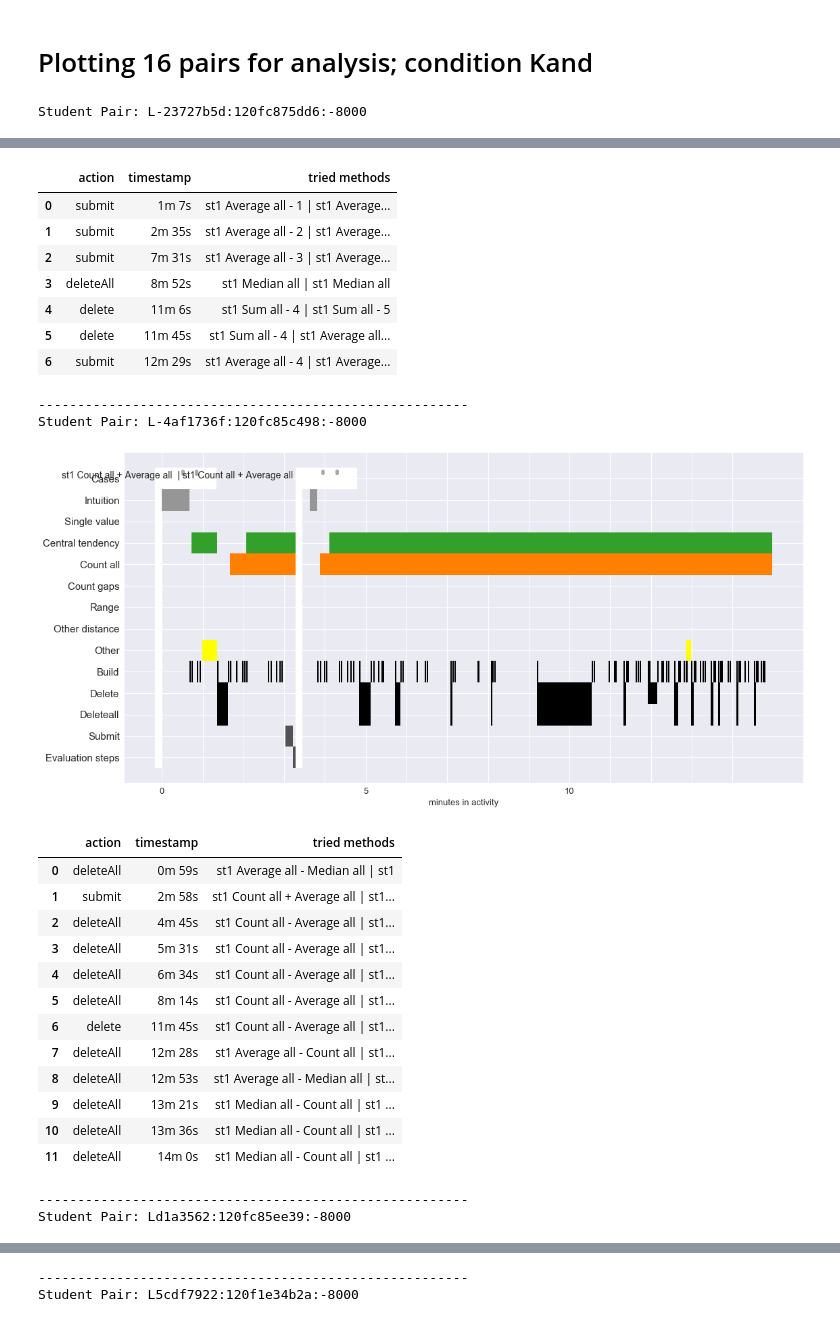
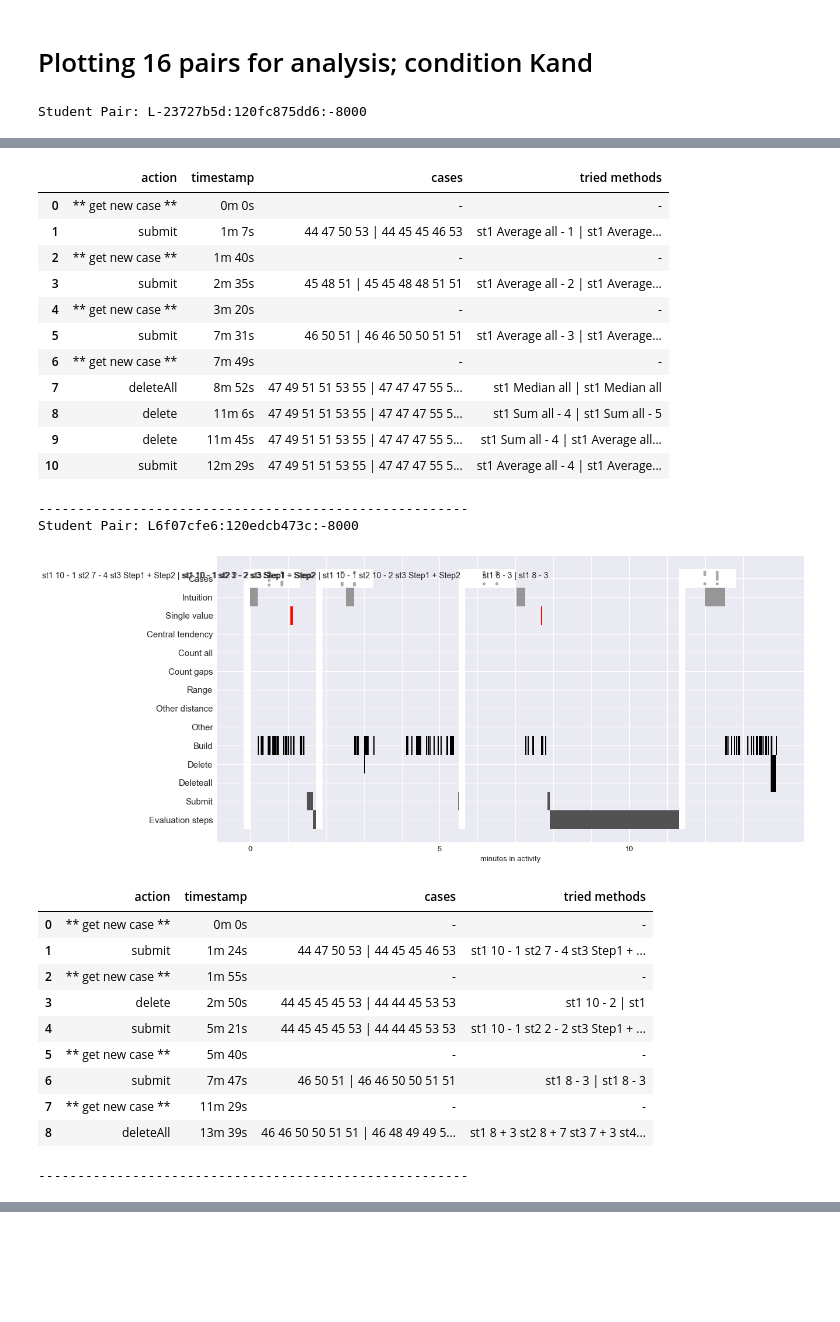
Before and after one commit to sperez8/iLab-viz, a Jupyter notebook: analysis_of_pairs_per_activity.ipynb, the cells around one changed output, grey strips where cells are left out. Drawn from its saved outputs; the diff is of its cells as text; code cells hidden in the pictures; blank space fills up the shorter version.

Commit message:
Offsets cases in viz and adds cases to tried methods table

```diff
--- a/analysis_of_pairs_per_activity.ipynb
+++ b/analysis_of_pairs_per_activity.ipynb
@@ -112,20 +117,20 @@ Student Pair: L-7821f52f:120f7fb42ba:-8000
 # %%
 %aimport viz_utils
 session_pairs = ["L-23727b5d:120fc875dd6:-8000",
-                    "L-4af1736f:120fc85c498:-8000",
-                    "Ld1a3562:120fc85ee39:-8000",
-                    "L5cdf7922:120f1e34b2a:-8000",
-                    "L6203b1fe:120f1e535b4:-8000",
-                    "L-7fa003de:120f2365e41:-8000",
-                    "L4739cf0e:120f2367488:-8000",
-                    "L-3a693a9:120f818907f:-8000",
-                    "L-6425781a:120fcfdb07c:-8000",
-                    "L-7bb916cc:120f8188b5f:-8000",
-                    "L68f494a4:120fcfd39b6:-8000",
-                    "L-5bacd7a1:120edcb6ed9:-8000",
-                    "L-e22e239:120edcb3172:-8000",
-                    "L2a1d096a:120f7d9f5d3:-8000",
-                    "L45ac8b86:120f2b33c23:-8000",
+#                     "L-4af1736f:120fc85c498:-8000",
+#                     "Ld1a3562:120fc85ee39:-8000",
+#                     "L5cdf7922:120f1e34b2a:-8000",
+#                     "L6203b1fe:120f1e535b4:-8000",
+#                     "L-7fa003de:120f2365e41:-8000",
+#                     "L4739cf0e:120f2367488:-8000",
+#                     "L-3a693a9:120f818907f:-8000",
+#                     "L-6425781a:120fcfdb07c:-8000",
+#                     "L-7bb916cc:120f8188b5f:-8000",
+#                     "L68f494a4:120fcfd39b6:-8000",
+#                     "L-5bacd7a1:120edcb6ed9:-8000",
+#                     "L-e22e239:120edcb3172:-8000",
+#                     "L2a1d096a:120f7d9f5d3:-8000",
+#                     "L45ac8b86:120f2b33c23:-8000",
                     "L6f07cfe6:120edcb473c:-8000"]
 
 
@@ -144,26 +149,26 @@ Student Pair: L-23727b5d:120fc875dd6:-8000
-|  | action | timestamp | tried methods |
-| 0 | submit | 1m 7s | st1 Average all - 1 | st1 Average... |
-| 1 | submit | 2m 35s | st1 Average all - 2 | st1 Average... |
-| 2 | submit | 7m 31s | st1 Average all - 3 | st1 Average... |
-| 3 | deleteAll | 8m 52s | st1 Median all | st1 Median all |
-| 4 | delete | 11m 6s | st1 Sum all - 4 | st1 Sum all - 5 |
-| 5 | delete | 11m 45s | st1 Sum all - 4 | st1 Average all... |
-| 6 | submit | 12m 29s | st1 Average all - 4 | st1 Average... |
+|  | action | timestamp | cases | tried methods |
+| 0 | ** get new case ** | 0m 0s | - | - |
+| 1 | submit | 1m 7s | 44 47 50 53 | 44 45 45 46 53 | st1 Average all - 1 | st1 Average... |
+| 2 | ** get new case ** | 1m 40s | - | - |
+| 3 | submit | 2m 35s | 45 48 51 | 45 45 48 48 51 51 | st1 Average all - 2 | st1 Average... |
+| 4 | ** get new case ** | 3m 20s | - | - |
+| 5 | submit | 7m 31s | 46 50 51 | 46 46 50 50 51 51 | st1 Average all - 3 | st1 Average... |
+| 6 | ** get new case ** | 7m 49s | - | - |
+| 7 | deleteAll | 8m 52s | 47 49 51 51 53 55 | 47 47 47 55 5... | st1 Median all | st1 Median all |
+| 8 | delete | 11m 6s | 47 49 51 51 53 55 | 47 47 47 55 5... | st1 Sum all - 4 | st1 Sum all - 5 |
+| 9 | delete | 11m 45s | 47 49 51 51 53 55 | 47 47 47 55 5... | st1 Sum all - 4 | st1 Average all... |
+| 10 | submit | 12m 29s | 47 49 51 51 53 55 | 47 47 47 55 5... | st1 Average all - 4 | st1 Average... |
 -------------------------------------------------------
-Student Pair: L-4af1736f:120fc85c498:-8000
+Student Pair: L6f07cfe6:120edcb473c:-8000
-[figure, old version]
+[figure, new version]
-|  | action | timestamp | tried methods |
-| 0 | deleteAll | 0m 59s | st1 Average all - Median all | st1 |
-| 1 | submit | 2m 58s | st1 Count all + Average all | st1... |
-| 2 | deleteAll | 4m 45s | st1 Count all - Average all | st1... |
-| 3 | deleteAll | 5m 31s | st1 Count all - Average all | st1... |
-| 4 | deleteAll | 6m 34s | st1 Count all - Average all | st1... |
-| 5 | deleteAll | 8m 14s | st1 Count all - Average all | st1... |
-| 6 | delete | 11m 45s | st1 Count all - Average all | st1... |
-| 7 | deleteAll | 12m 28s | st1 Average all - Count all | st1... |
-| 8 | deleteAll | 12m 53s | st1 Average all - Median all | st... |
-| 9 | deleteAll | 13m 21s | st1 Median all - Count all | st1 ... |
-| 10 | deleteAll | 13m 36s | st1 Median all - Count all | st1 ... |
-| 11 | deleteAll | 14m 0s | st1 Median all - Count all | st1 ... |
+|  | action | timestamp | cases | tried methods |
+| 0 | ** get new case ** | 0m 0s | - | - |
+| 1 | submit | 1m 24s | 44 47 50 53 | 44 45 45 46 53 | st1 10 - 1 st2 7 - 4 st3 Step1 + ... |
+| 2 | ** get new case ** | 1m 55s | - | - |
+| 3 | delete | 2m 50s | 44 45 45 45 53 | 44 44 45 53 53 | st1 10 - 2 | st1 |
+| 4 | submit | 5m 21s | 44 45 45 45 53 | 44 44 45 53 53 | st1 10 - 1 st2 2 - 2 st3 Step1 + ... |
+| 5 | ** get new case ** | 5m 40s | - | - |
+| 6 | submit | 7m 47s | 46 50 51 | 46 46 50 50 51 51 | st1 8 - 3 | st1 8 - 3 |
+| 7 | ** get new case ** | 11m 29s | - | - |
+| 8 | deleteAll | 13m 39s | 46 46 50 50 51 51 | 46 48 49 49 5... | st1 8 + 3 st2 8 + 7 st3 7 + 3 st4... |
 -------------------------------------------------------
-Student Pair: Ld1a3562:120fc85ee39:-8000
@@ -177,2 +174,0 @@ Student Pair: Ld1a3562:120fc85ee39:-8000
--------------------------------------------------------
-Student Pair: L5cdf7922:120f1e34b2a:-8000
```
Also changed, not shown: parts of 3 cells of this notebook, 3 other files.
